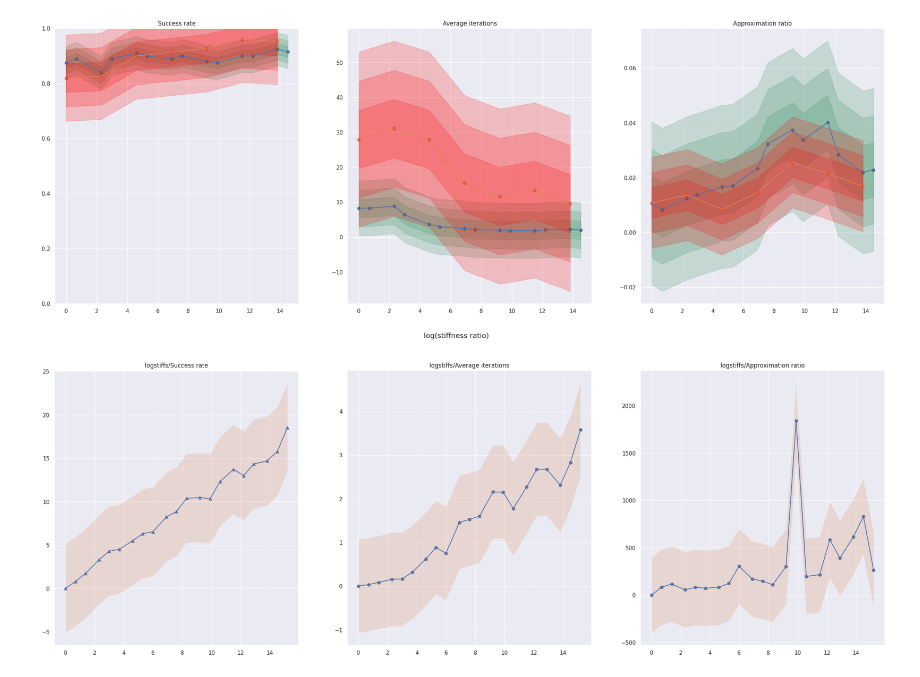
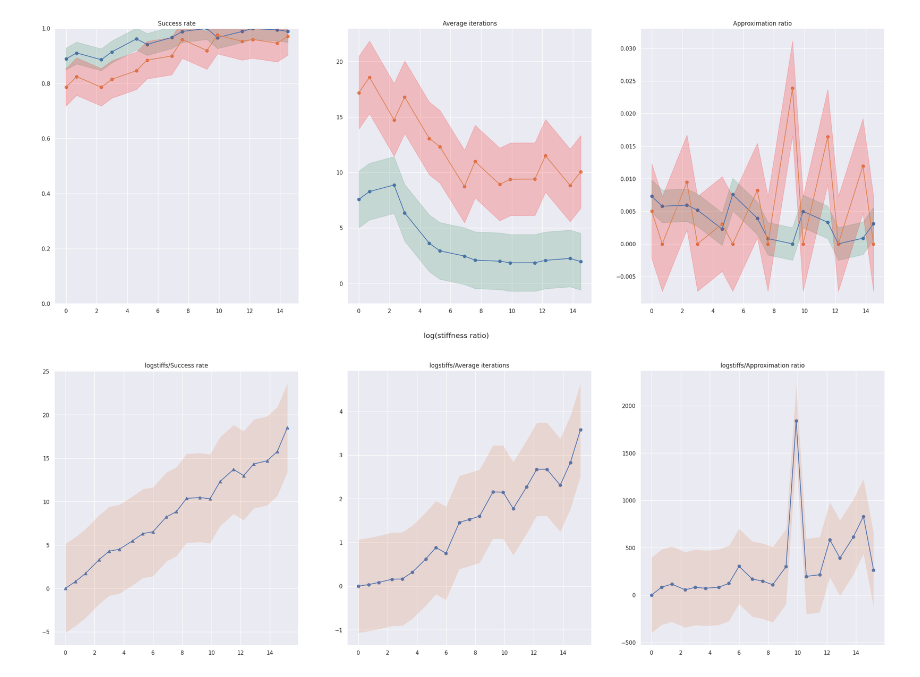
Before and after one commit to boz0nchik/QAOA, a Jupyter notebook: stiffness_analyze.ipynb, the cells around one changed output. Cells and saved outputs as stored; diff of their text form; code cells hidden in the pictures.

Commit message:
plots

```diff
--- a/stiffness_analyze.ipynb
+++ b/stiffness_analyze.ipynb
@@ -44,10 +44,10 @@ stiffs = np.sort(np.concat([stiffs_1, stiffs_2]))
 trainset = pd.concat([trainset_1,trainset_2])
 for stiff in stiffs:
 
-    sub_trainset = trainset[trainset['Stiffness (flt)'] == stiff]
+    sub_trainset = trainset[(trainset['Stiffness (flt)'] == stiff) & (trainset['Train_iterations (int)'] <= 100)]
 
     #sr = len(sub_trainset[sub_trainset['Train (flt)'] == sub_trainset['Test (flt)']]) / len(sub_trainset)
-    sr = len(sub_trainset[sub_trainset['Train_iterations_1 (int)'] != -1]) / len(sub_trainset)
+    sr = len(sub_trainset[(sub_trainset['Train (flt)'] == sub_trainset['Test (flt)']) & (sub_trainset['Train_iterations (int)'] <= 100)]) / len(sub_trainset)
     # its_1 = np.array(sub_trainset['Train_iterations_1 (int)'])
     # its_2 = np.array(sub_trainset['Train_iterations_2 (int)'])
     # its_3 = np.array(sub_trainset['Train_iterations_3 (int)'])
@@ -68,7 +68,7 @@ alpha = 0.2
 sr_plot.scatter(logstiffs, success_rates)
 sr_plot.plot(logstiffs, success_rates)
 sr_plot.set_title('Success rate')
-for i in range(1, 4):
+for i in range(1, 2):
     sr_plot.fill_between(logstiffs, success_rates - i * np.std(success_rates), success_rates + i * np.std(success_rates), alpha = alpha, color = 'seagreen')
 
 sr_plot.set_ylim(0, 1)
@@ -77,7 +77,7 @@ sr_plot.set_ylim(0, 1)
 its_plot.scatter(logstiffs, average_its)
 its_plot.plot(logstiffs, average_its)
 its_plot.set_title('Average iterations')
-for i in range(1, 4):
+for i in range(1, 2):
     its_plot.fill_between(logstiffs, average_its - i * np.std(average_its), average_its + i * np.std(average_its), alpha = alpha, color = 'seagreen')
 
 # its_plot.set_ylim(min(average_its), max(average_its))
@@ -87,7 +87,7 @@ for i in range(1, 4):
 approx_plot.scatter(logstiffs, approx_ratios)
 approx_plot.plot(logstiffs, approx_ratios)
 approx_plot.set_title('Approximation ratio')
-for i in range(1, 4):
+for i in range(1, 2):
     approx_plot.fill_between(logstiffs, approx_ratios - i * np.std(approx_ratios), approx_ratios + i * np.std(approx_ratios), alpha = alpha, color = 'seagreen')
 
 # approximations = np.abs((np.array(trainset['Train (flt)']) - np.array(trainset['Test (flt)'])) / np.array(trainset['Test (flt)']))[1:]
@@ -107,18 +107,20 @@ ansatz = 'MA-PIA'
 
 size = 10
 
-stiffs = [1e0, 1e1, 1e2, 1e3, 1e4, 1e5, 1e6]
+stiffs = [1e0, 2 * 1e0, 1e1, 2 * 1e1, 1e2, 2 * 1e2, 1e3, 2 * 1e3, 1e4, 2 * 1e4, 1e5, 2 * 1e5, 1e6, 2 * 1e6]
+stiffs_1 = [1e0, 1e1, 1e2, 1e3, 1e4, 1e5, 1e6]
+stiffs_2 = [2 * 1e0, 2 * 1e1, 2 * 1e2, 2 * 1e3, 2 * 1e4, 2 * 1e5, 2 * 1e6]
+stiffs_3 = [4 * 1e0, 4 * 1e1, 4 * 1e2, 4 * 1e3, 4 * 1e4, 4 * 1e5, 4 * 1e6]
+trainset_1 = pd.read_csv(f'data/stiffness/Stiffness_size_{size}_stiffs_{stiffs_1}_ansatz_{ansatz}_stepsize_{stepsize}_shots_{shots}.csv')
 
-trainset_1 = pd.read_csv(f'data/stiffness/Stiffness_size_{size}_stiffs_{stiffs}_ansatz_{ansatz}_stepsize_{stepsize}_shots_{shots}.csv')
-
-#trainset_2 = pd.read_csv(f'data/stiffness/Stiffness_size_{size}_stiffs_{stiffs_2}_ansatz_{ansatz}_stepsize_{stepsize}_shots_{shots}.csv')
-
-trainset = trainset_1
+trainset_2 = pd.read_csv(f'data/stiffness/Stiffness_size_{size}_stiffs_{stiffs_2}_ansatz_{ansatz}_stepsize_{stepsize}_shots_{shots}.csv')
+#display(trainset_2[trainset_2['Train_solver (str)'] == 'MA-PIA'])
+trainset = pd.concat([trainset_1,trainset_2[trainset_2['Train_solver (str)'] == 'MA-PIA']])
 for stiff in stiffs:
 
-    sub_trainset = trainset[trainset['Stiffness (flt)'] == stiff]
+    sub_trainset = trainset[(trainset['Stiffness (flt)'] == stiff)]
 
-    sr = len(sub_trainset[sub_trainset['Train (flt)'] == sub_trainset['Test (flt)']]) / len(sub_trainset)
+    sr = len(sub_trainset[(sub_trainset['Train (flt)'] == sub_trainset['Test (flt)']) & (sub_trainset['Train_iterations (int)'] <= 100)]) / len(sub_trainset)
 
     its_1 = np.array(sub_trainset['Train_iterations_1 (int)'])
     its_2 = np.array(sub_trainset['Train_iterations_2 (int)'])
@@ -126,9 +128,8 @@ for stiff in stiffs:
     barens = np.array(sub_trainset['Baren (int)'])
 
     #print(np.maximum(np.maximum(np.maximum(its_1, its_2), its_3), barens))
-    iterations = np.mean(sub_trainset[sub_trainset['Train (flt)'] == sub_trainset['Test (flt)']]['Train_iterations (int)'])
-    approximation = np.abs(np.mean((sub_trainset['Test (flt)'] - sub_trainset['Train (flt)']) / sub_trainset['Test (flt)']))
-
+    iterations = np.mean(sub_trainset[(sub_trainset['Train (flt)'] == sub_trainset['Test (flt)']) & (sub_trainset['Train_iterations (int)'] <= 100)]['Train_iterations (int)'])
+    approximation = np.abs(np.mean((sub_trainset[sub_trainset['Train_iterations (int)'] <= 100]['Test (flt)'] - sub_trainset[sub_trainset['Train_iterations (int)'] <= 100]['Train (flt)'] ) / sub_trainset['Test (flt)']))
     success_rates.append(sr)
     average_its.append(iterations)
     approx_ratios.append(approximation)
@@ -139,37 +140,37 @@ alpha = 0.2
 
 sr_plot.scatter(logstiffs, success_rates)
 sr_plot.plot(logstiffs, success_rates)
 sr_plot.set_title('Success rate')
-for i in range(1, 4):
+for i in range(1, 2):
     sr_plot.fill_between(logstiffs, success_rates - i * np.std(success_rates), success_rates + i * np.std(success_rates), alpha = alpha, color = 'red')
 
 # sr_plot.set_ylim(0, 1)
 # sr_plot.set_ylim(0, 1)
 
 its_plot.scatter(logstiffs, average_its)
 its_plot.plot(logstiffs, average_its)
 its_plot.set_title('Average iterations')
-for i in range(1, 4):
+for i in range(1, 2):
     its_plot.fill_between(logstiffs, average_its - i * np.std(average_its), average_its + i * np.std(average_its), alpha = alpha, color = 'red')
 #its_plot.set_xlim(0,10)
 # its_plot.set_ylim(min(average_its), max(average_its))
 
 # its_plot.set_ylim(min(trainset['Train_Ierations (int)'], 0))
 
 approx_plot.scatter(logstiffs, approx_ratios)
 approx_plot.plot(logstiffs, approx_ratios)
 approx_plot.set_title('Approximation ratio')
-for i in range(1, 4):
+for i in range(1, 2):
     approx_plot.fill_between(logstiffs, approx_ratios - i * np.std(approx_ratios), approx_ratios + i * np.std(approx_ratios), alpha = alpha, color = 'red')
 
 # approximations = np.abs((np.array(trainset['Train (flt)']) - np.array(trainset['Test (flt)'])) / np.array(trainset['Test (flt)']))[1:]
 # print(approximations)
 # approx_plot.set_ylim(np.min(approximations), np.max(approximations))
 
 fig.supxlabel('log(stiffness ratio)')
 plt.show()
 # %% [output]
-[figure, old version]
+[figure, new version]
 # %%
 
 # the same plot in terms of linear function
```
Also changed, not shown: 2 other files.
